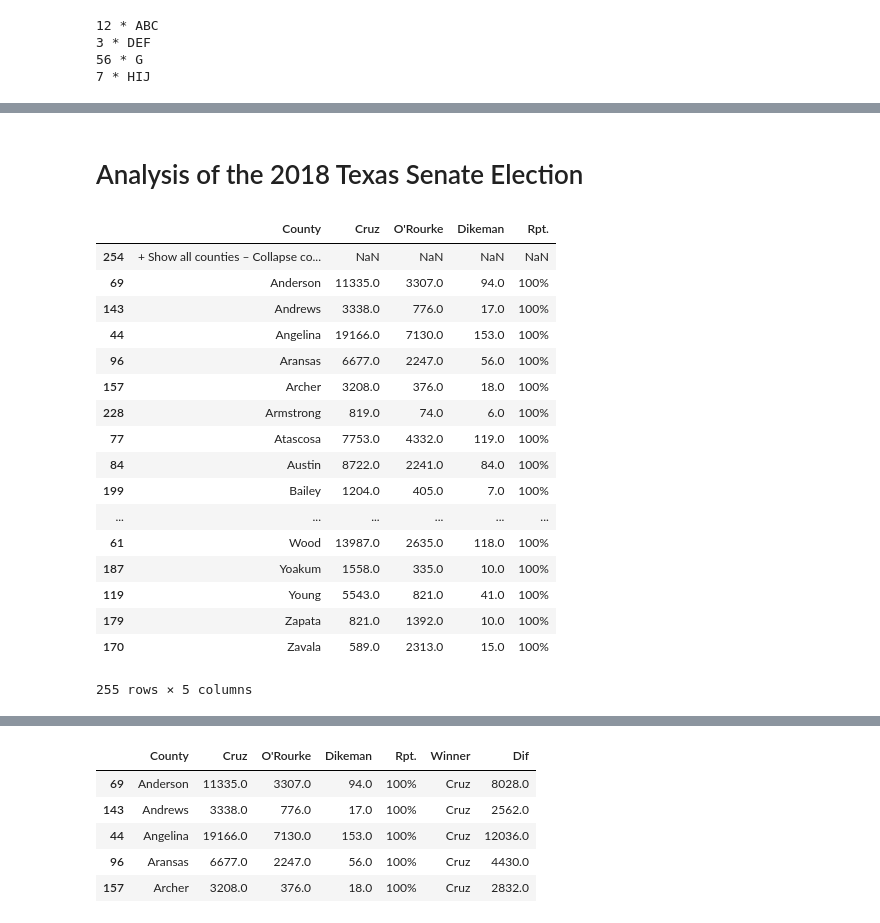
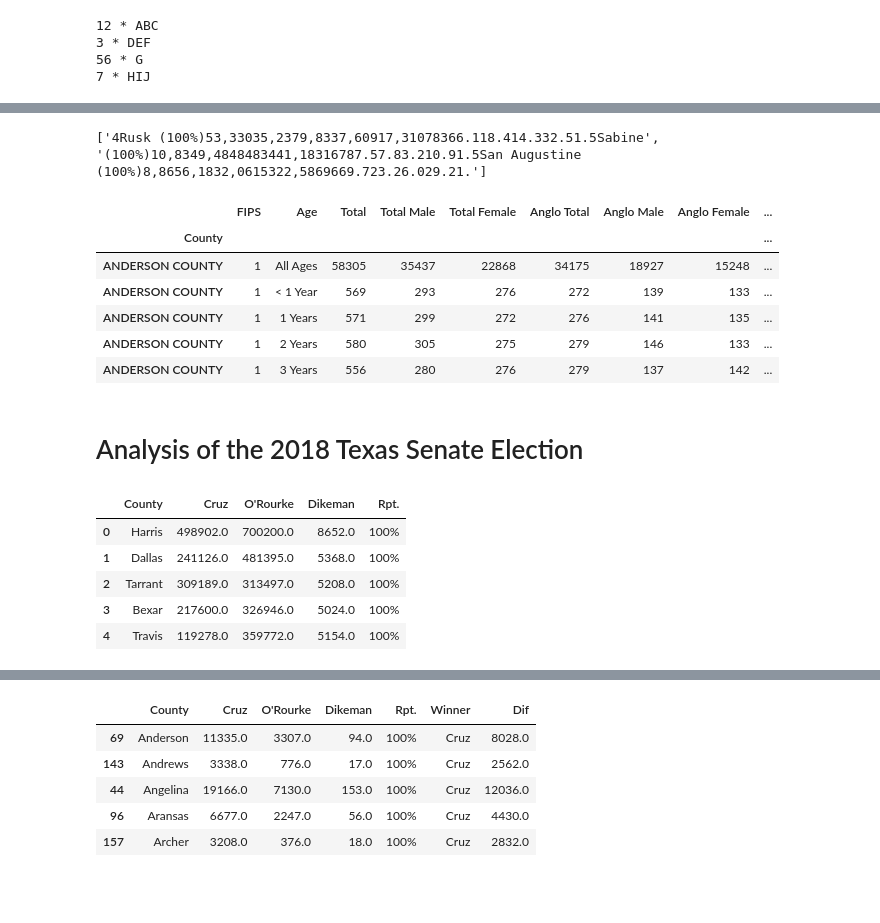
Before and after one commit to sjoseph1848/TexasPopPolitics, a Jupyter notebook: Texas_Pop_Data.ipynb, the cells around one changed output, grey strips where cells are left out. Cells and saved outputs as stored; diff of their text form; code cells hidden in the pictures; blank space fills up the shorter version.

Commit message:
pulled in data for pop makeup

```diff
--- a/Texas_Pop_Data.ipynb
+++ b/Texas_Pop_Data.ipynb
@@ -130,3 +121,47 @@ for (letters, numbers) in re.findall(pattern, s):
+# %%
+#Let's try to implement something here to parse the massive pdf doc.
+#We will go small first and prove out the concept first
+
+#Work in Progress for the regex:
+
+test = """4Rusk (100%)53,33035,2379,8337,60917,31078366.118.414.332.51.5Sabine
+(100%)10,8349,4848483441,18316787.57.83.210.91.5San Augustine (100%)8,8656,1832,0615322,5869669.723.26.029.21."""
+
+entries = re.split("\n+", test)
+print(entries)
+[re.split(".? ", entry, 3) for entry in entries]
+
+#print(entries)
+print(entries[0])
+
+#if we break up the string we can start to parse through some of the data, but it still does not break clean
+#Even the numbers do not group together as they should,
+
+#Does not look promising to use Py2PDF, let's solve this problem another way or find a cleaner data set.
+# %% [output]
+['4Rusk (100%)53,33035,2379,8337,60917,31078366.118.414.332.51.5Sabine', '(100%)10,8349,4848483441,18316787.57.83.210.91.5San Augustine (100%)8,8656,1832,0615322,5869669.723.26.029.21.']
+# %%
+#Luckily these folks put the data into a CSV for us to use instead: This has more information actually and more recent years.
+#http://txsdc.utsa.edu/Data/TPEPP/Estimates/
+
+popmakeup16 = pd.read_csv('popmakeup_16.csv')
+
+popmakeup16.head()
+
+popmakeup16 = popmakeup16[popmakeup16.County != 'STATE OF TEXAS']
+popmakeup16 = popmakeup16.set_index('County')
+popmakeup16.head()
+
+#We got the pop make up set up for 2016 for all the counties in texas with age groups, sex, and ethnic background.
+#Let's make this a function so we dont have to repeat ourseleves for all 6 years of data.
+# %% [output]
+|  | FIPS | Age | Total | Total Male | Total Female | Anglo Total | Anglo Male | Anglo Female | ... |
+| County |  |  |  |  |  |  |  |  | ... |
+| ANDERSON COUNTY | 1 | All Ages | 58305 | 35437 | 22868 | 34175 | 18927 | 15248 | ... |
+| ANDERSON COUNTY | 1 | < 1 Year | 569 | 293 | 276 | 272 | 139 | 133 | ... |
+| ANDERSON COUNTY | 1 | 1 Years | 571 | 299 | 272 | 276 | 141 | 135 | ... |
+| ANDERSON COUNTY | 1 | 2 Years | 580 | 305 | 275 | 279 | 146 | 133 | ... |
+| ANDERSON COUNTY | 1 | 3 Years | 556 | 280 | 276 | 279 | 137 | 142 | ... |
 # %%
 #This is the one for voter turnout, tells you who won by congress
 #first select the election, then County by County Canvass Report on this page:
@@ -150,24 +188,12 @@ for (letters, numbers) in re.findall(pattern, s):
 # %%
 table_nyt = pd.read_html('https://www.nytimes.com/interactive/2018/11/06/us/elections/results-texas-elections.html')
 table_nyt_senate = pd.DataFrame(table_nyt[1])
 table_nyt_senate.sort_values('County')
-table_nyt_sen
+table_nyt_senate.head()
 # %% [output]
 |  | County | Cruz | O'Rourke | Dikeman | Rpt. |
-| 254 | + Show all counties – Collapse co... | NaN | NaN | NaN | NaN |
-| 69 | Anderson | 11335.0 | 3307.0 | 94.0 | 100% |
-| 143 | Andrews | 3338.0 | 776.0 | 17.0 | 100% |
-| 44 | Angelina | 19166.0 | 7130.0 | 153.0 | 100% |
-| 96 | Aransas | 6677.0 | 2247.0 | 56.0 | 100% |
-| 157 | Archer | 3208.0 | 376.0 | 18.0 | 100% |
-| 228 | Armstrong | 819.0 | 74.0 | 6.0 | 100% |
-| 77 | Atascosa | 7753.0 | 4332.0 | 119.0 | 100% |
-| 84 | Austin | 8722.0 | 2241.0 | 84.0 | 100% |
-| 199 | Bailey | 1204.0 | 405.0 | 7.0 | 100% |
-| ... | ... | ... | ... | ... | ... |
-| 61 | Wood | 13987.0 | 2635.0 | 118.0 | 100% |
-| 187 | Yoakum | 1558.0 | 335.0 | 10.0 | 100% |
-| 119 | Young | 5543.0 | 821.0 | 41.0 | 100% |
-| 179 | Zapata | 821.0 | 1392.0 | 10.0 | 100% |
-| 170 | Zavala | 589.0 | 2313.0 | 15.0 | 100% |
+| 0 | Harris | 498902.0 | 700200.0 | 8652.0 | 100% |
+| 1 | Dallas | 241126.0 | 481395.0 | 5368.0 | 100% |
+| 2 | Tarrant | 309189.0 | 313497.0 | 5208.0 | 100% |
+| 3 | Bexar | 217600.0 | 326946.0 | 5024.0 | 100% |
+| 4 | Travis | 119278.0 | 359772.0 | 5154.0 | 100% |
-255 rows × 5 columns
```
Also changed, not shown: parts of 10 cells of this notebook, 4 other files.
